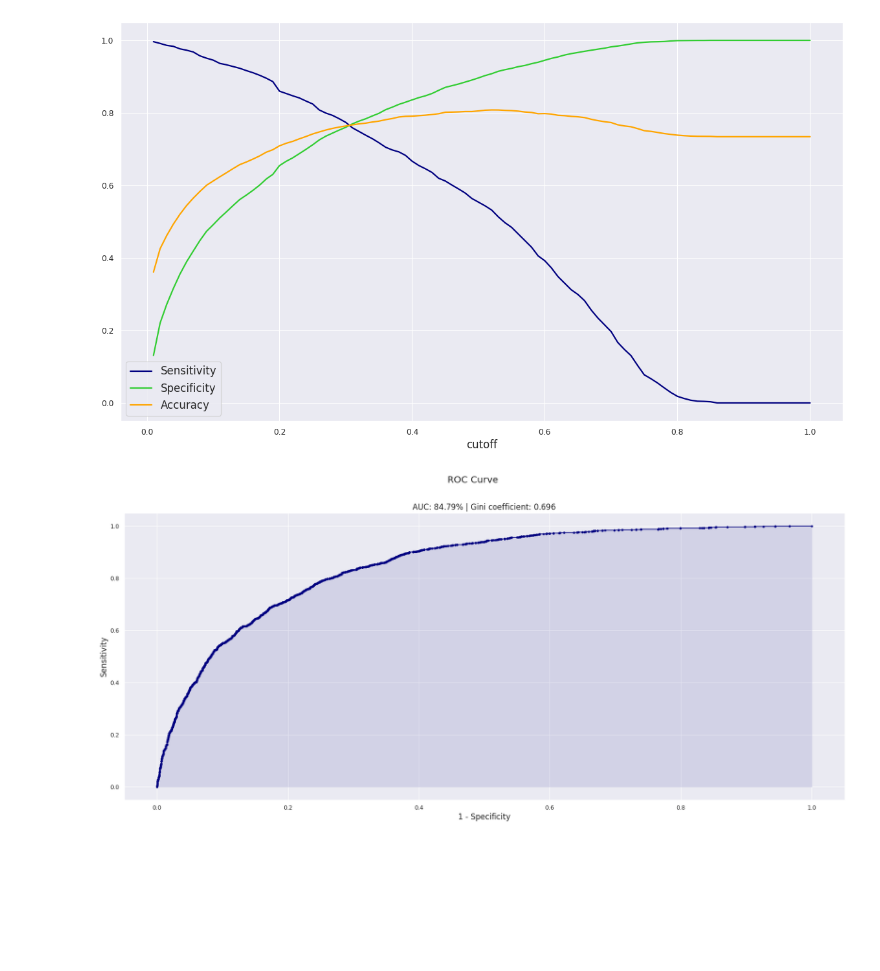
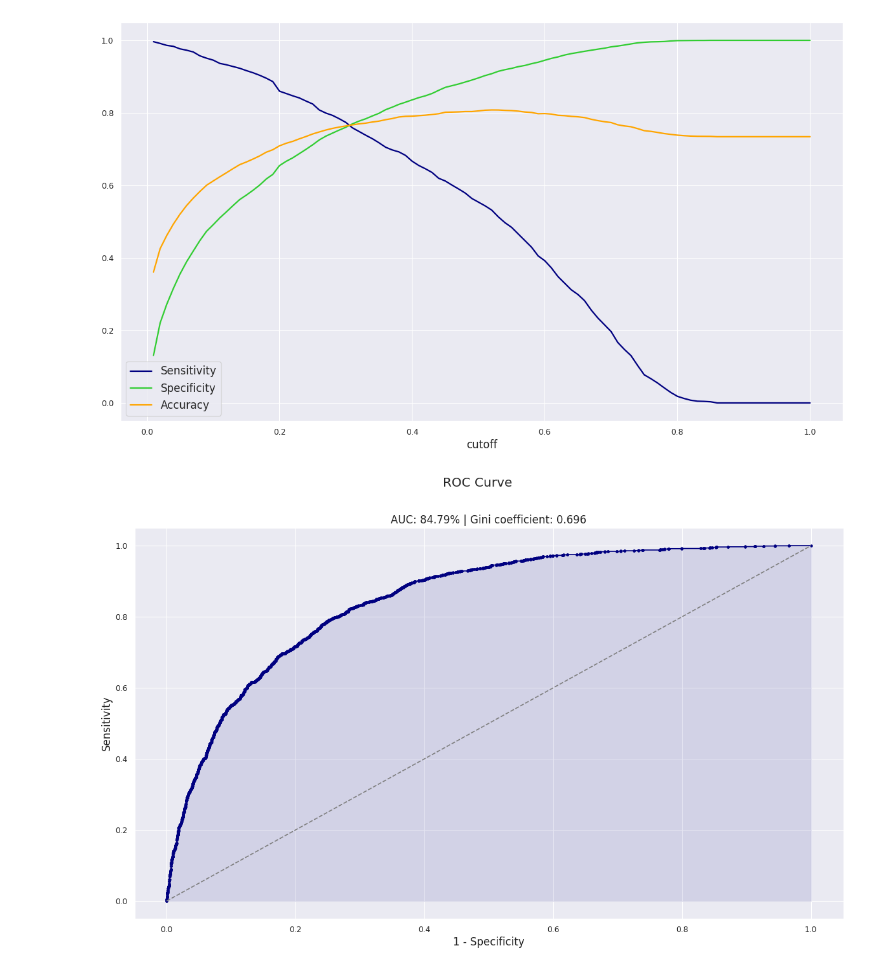
Before and after one commit to dan-teixeira/data-science, a Jupyter notebook: telco_costumer_churn/telco_customer_churn.ipynb, the cells around one changed output. Saved outputs shown, nothing was run; the diff lists cells and outputs as text; code cells hidden in the pictures; blank space fills up the shorter version.

```diff
--- a/telco_costumer_churn/telco_customer_churn.ipynb
+++ b/telco_costumer_churn/telco_customer_churn.ipynb
@@ -133,15 +148,22 @@ df_telco.select_dtypes(include=object).describe().T
 # %%
 # One-hot encoding
 df_telco_dummies = pd.get_dummies(
-    data=df_telco,
-    columns = df_telco.drop(["churn", "customer_id"], axis=1).select_dtypes(include=object).columns,
+    data=df_telco.drop("phone_service", axis=1),
+    columns = df_telco.drop(["churn", "customer_id", "phone_service"], axis=1).select_dtypes(include=object).columns,
     drop_first=True,
     dtype=int
 )
 
 df_telco_dummies["churn"] = np.where(df_telco_dummies.churn == 'Yes', 1, 0)
 
-df_telco_dummies.columns = normalize_string(df_telco_dummies.columns.str.replace("[()]", "", regex=True))
+df_telco_dummies.columns = normalize_string(df_telco_dummies.columns)
+
+# Dropping redundant variables/categories
+df_telco_dummies.drop(
+    df_telco_dummies.loc[:,df_telco_dummies.columns.str.endswith("_no_internet_service")],
+    axis=1,
+    inplace=True
+)
 
 # Visualize data with dummies
 df_telco_dummies
@@ -218,16 +283,3 @@ plt.show()
-# %%
-# Drop redundant variables to avoid perfect correlation
-df_telco_dummies.drop(
-    df_telco_dummies.loc[:,df_telco_dummies.columns.str.contains("_no_internet_service", regex=True)],
-    axis=1,
-    inplace=True
-)
-
-df_telco_dummies.drop(
-    df_telco_dummies.loc[:,df_telco_dummies.columns.str.contains("_no_phone_service", regex=True)],
-    axis=1,
-    inplace=True
-)
 # %% [markdown]
 ## Binary Logistic Model
 # %%
@@ -400,29 +482,36 @@ fpr, tpr, thresholds = roc_curve(
 # %%
 roc_auc = auc(x=fpr, y=tpr)
 gini = (roc_auc - 0.5) / 0.5
 
-plt.figure(figsize=(25,10), dpi=80)
+plt.figure(figsize=(18,10), dpi=80)
 
 plt.plot(
     fpr,
     tpr,
     color="navy",
     marker="."
 )
 
 plt.fill_between(
     fpr,
     tpr,
     color="navy",
     alpha=0.1
 )
 
+plt.plot(
+    [0,1],
+    [0,1],
+    ls = "--",
+    color="grey"
+)
+
 plt.xlabel("1 - Specificity", fontsize=15)
 plt.ylabel("Sensitivity", fontsize=15)
 
 plt.title(f"AUC: {roc_auc:.2%} | Gini coefficient: {gini:.3f}", fontsize=15)
 plt.suptitle("ROC Curve", fontsize=18)
 
 plt.show()
 # %% [output]
-[figure, old version]
+[figure, new version]
```
Also changed, not shown: parts of 16 cells of this notebook.
